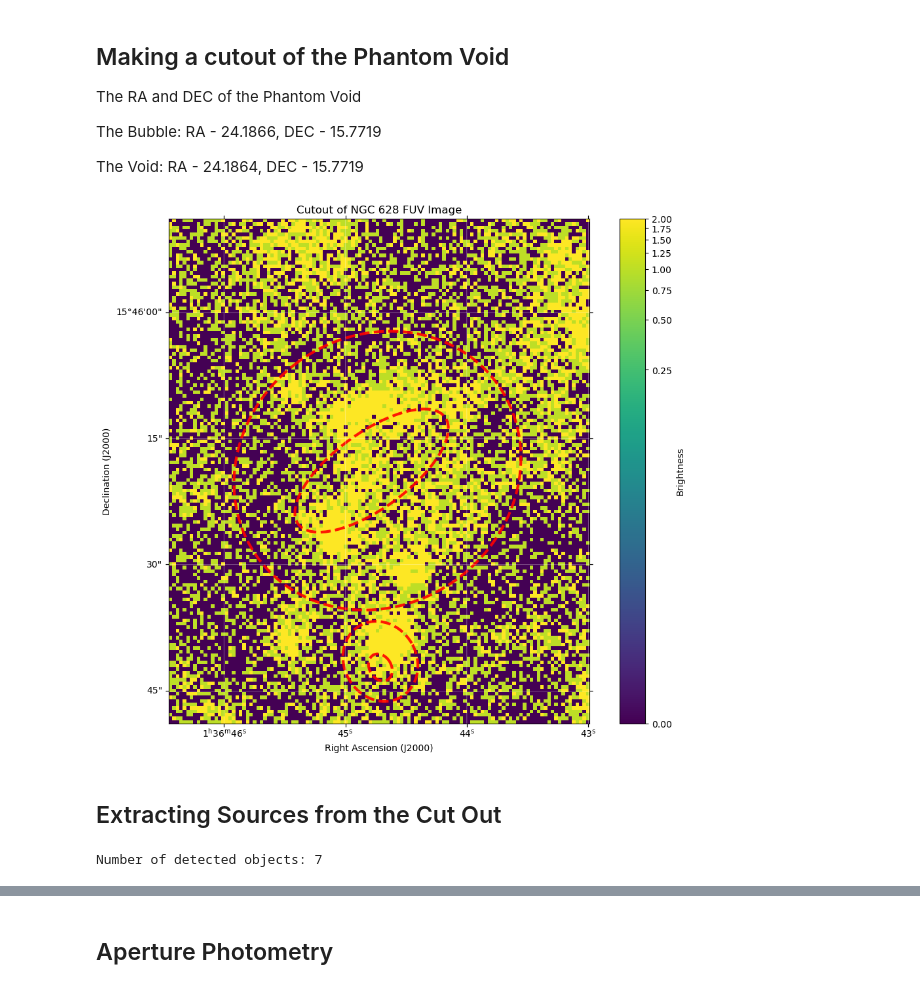
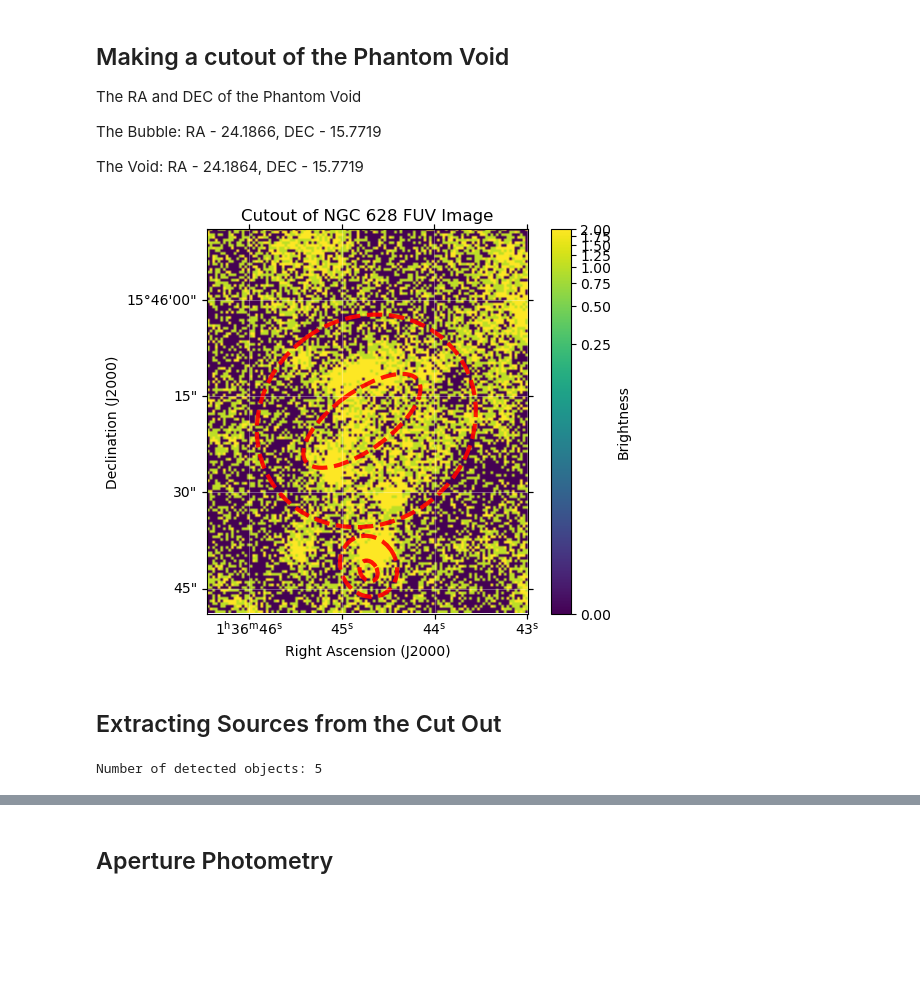
Before and after one commit to sayanpanda/ngc628-bubbles, a Jupyter notebook: sources.ipynb, the cells around one changed output, grey strips where cells are left out. Saved outputs shown, nothing was run; the diff lists cells and outputs as text; code cells hidden in the pictures; blank space fills up the shorter version.

```diff
--- a/sources.ipynb
+++ b/sources.ipynb
@@ -101,7 +101,7 @@ hdu.writeto("cutout.fits", overwrite=True)
 
 
 # Create a new figure for the cutout
-fig_cutout = plt.figure(figsize=(12, 10))
+fig_cutout = plt.figure(figsize=(6, 5))
 # Add a subplot with WCS projection for the cutout
 ax_cutout = plt.subplot(projection=cutout.wcs)
 # Display the cutout image
@@ -135,34 +135,34 @@ for i, bubble in enumerate(phantom_bubbles):
 
     # Get the position angle
     pa_deg = bubble['PA_DEG']
 
     # Create an ellipse patch
     # Note: matplotlib expects width and height (diameters) not radii
     e = Ellipse((x, y), 2*semi_maj, 2*semi_min, angle=90+pa_deg,  # Adjust angle for matplotlib
                        edgecolor='red', facecolor='none', linewidth=3.0, ls="--", alpha=0.9)
 
     # Add the ellipse to the plot
     ax_cutout.add_patch(e)
 
     # Add a small text label with the bubble ID for the first few bubbles only
     #if i < 20:  # Limit the number of labels to avoid cluttering
     #     ax_cutout.text(x, y, str(bubble['BUBBLE_NAME']), color='white', fontsize=8, ha='center', va='center')
 
 
 # Set axis labels and title for the cutout
 ax_cutout.set_xlabel('Right Ascension (J2000)')
 ax_cutout.set_ylabel('Declination (J2000)')
 ax_cutout.set_title('Cutout of NGC 628 FUV Image')
 # Add grid lines for RA and Dec in the cutout
 ax_cutout.grid(color='white', ls='solid', alpha=0.3)
 
 
 
 
 #plt.tight_layout()
 plt.show()
 # %% [output]
-[figure, old version]
+[figure, new version]
 # %% [markdown]
 ## Extracting Sources from the Cut Out
 # %%
@@ -181,12 +181,12 @@ bkg = sep.Background(new_data)
 # Subtract the background from the cutout data
 cutout_data_sub = new_data - bkg
 # Measure sources in the cutout data
-objects = sep.extract(cutout_data_sub, 3, err=bkg.rms())
+objects = sep.extract(data=cutout_data_sub, thresh=5, err=bkg.rms(), minarea=5)
 
 
 # Print the number of detected objects
 print(f"Number of detected objects: {len(objects)}")
 # %% [output]
-Number of detected objects: 7
+Number of detected objects: 5
 # %%
 # Plot the cutout with detected objects
```
Also changed, not shown: parts of 11 cells of this notebook, 1 other file.
